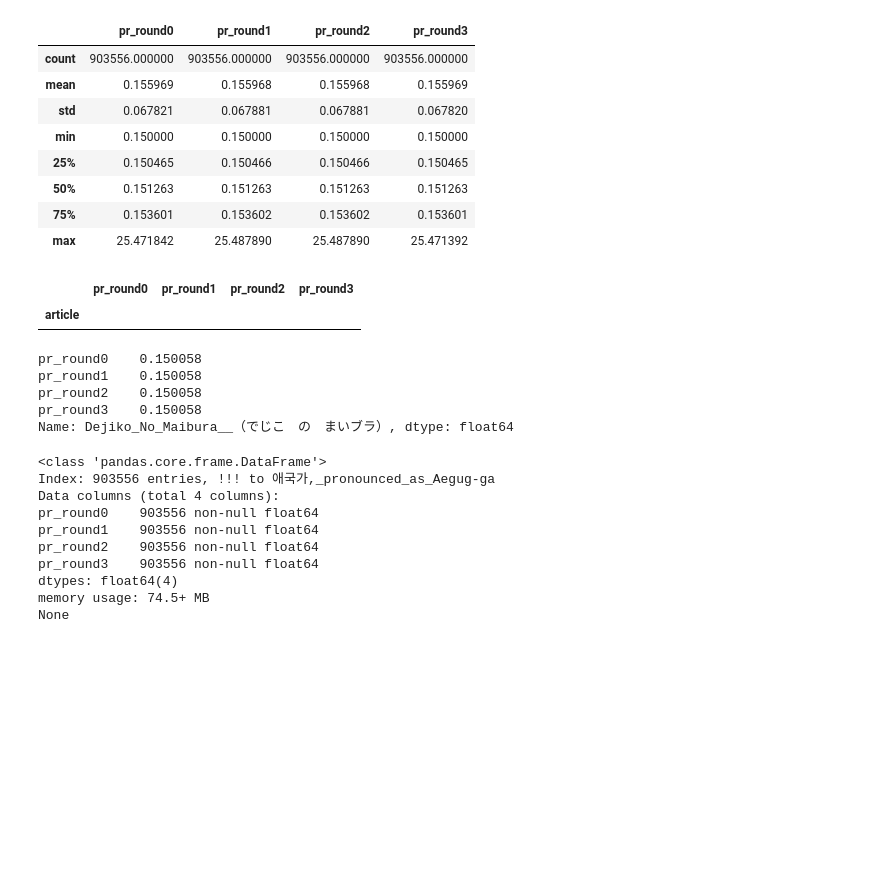
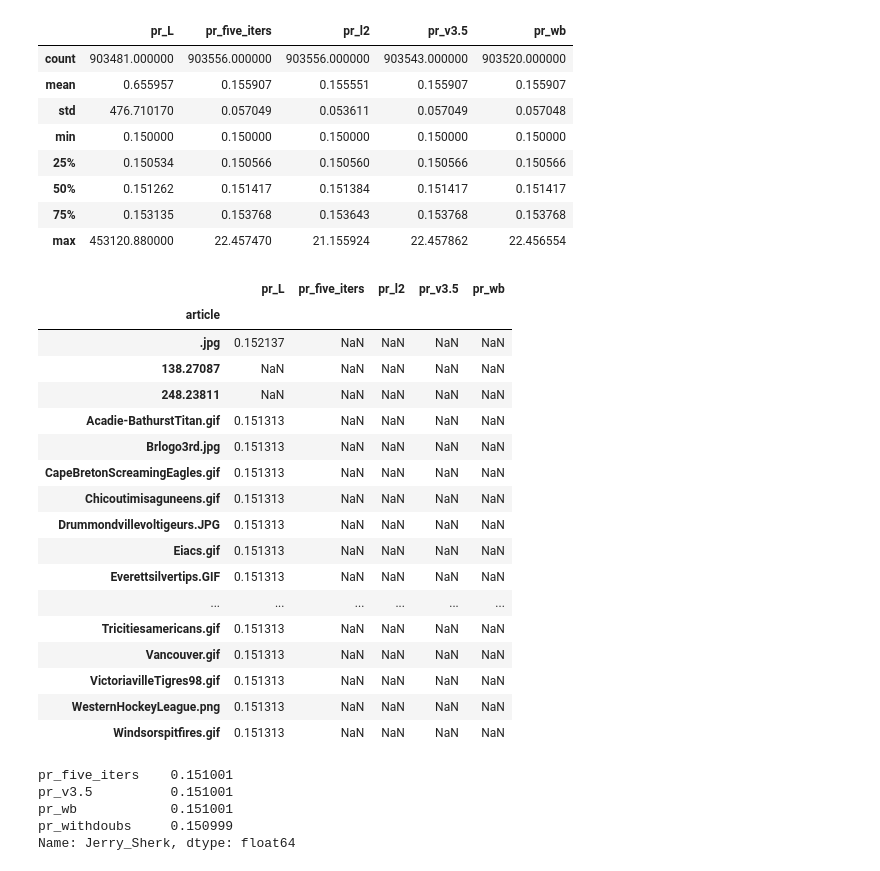
Before and after one commit to fferegrino/MrPageRank, a Jupyter notebook: notebooks/results-validation.ipynb, the cells around one changed output. Cells and saved outputs as stored; diff of their text form; code cells hidden in the pictures; blank space fills up the shorter version.

```diff
--- a/notebooks/results-validation.ipynb
+++ b/notebooks/results-validation.ipynb
@@ -6,9 +6,9 @@ import matplotlib.pyplot as plt
 # %%
 PageRankResults_list = []
 names = []
-for results_file in sorted(g("PageRankResults_round*.txt")):
+for results_file in sorted(g("PageRankResults_*.txt")):
     name = "pr_" + results_file[len("PageRankResults_"):-4]
-    PageRankResults = pd.read_table(results_file, sep=" ",
+    PageRankResults = pd.read_table(results_file, sep=" |\t", engine="python",
                                     quoting=3, na_values='', na_filter=False,
                                     header=None, names=["article", name])
     PageRankResults.set_index("article", inplace=True)
@@ -20,46 +20,45 @@ for df_ in PageRankResults_list[1:]:
 
 PageRankResults.describe()
 # %% [output]
-|  | pr_round0 | pr_round1 | pr_round2 | pr_round3 |
-| count | 903556.000000 | 903556.000000 | 903556.000000 | 903556.000000 |
-| mean | 0.155969 | 0.155968 | 0.155968 | 0.155969 |
-| std | 0.067821 | 0.067881 | 0.067881 | 0.067820 |
-| min | 0.150000 | 0.150000 | 0.150000 | 0.150000 |
-| 25% | 0.150465 | 0.150466 | 0.150466 | 0.150465 |
-| 50% | 0.151263 | 0.151263 | 0.151263 | 0.151263 |
-| 75% | 0.153601 | 0.153602 | 0.153602 | 0.153601 |
-| max | 25.471842 | 25.487890 | 25.487890 | 25.471392 |
+|  | pr_L | pr_five_iters | pr_l2 | pr_v3.5 | pr_wb |
+| count | 903481.000000 | 903556.000000 | 903556.000000 | 903543.000000 | 903520.000000 |
+| mean | 0.655957 | 0.155907 | 0.155551 | 0.155907 | 0.155907 |
+| std | 476.710170 | 0.057049 | 0.053611 | 0.057049 | 0.057048 |
+| min | 0.150000 | 0.150000 | 0.150000 | 0.150000 | 0.150000 |
+| 25% | 0.150534 | 0.150566 | 0.150560 | 0.150566 | 0.150566 |
+| 50% | 0.151262 | 0.151417 | 0.151384 | 0.151417 | 0.151417 |
+| 75% | 0.153135 | 0.153768 | 0.153643 | 0.153768 | 0.153768 |
+| max | 453120.880000 | 22.457470 | 21.155924 | 22.457862 | 22.456554 |
 # %%
-null_values = PageRankResults[PageRankResults["pr_round0"].isnull() |
-                              PageRankResults["pr_round1"].isnull() |
-                              PageRankResults["pr_round2"].isnull() |
-                              PageRankResults["pr_round3"].isnull()]
-null_values.head()
+null_values = PageRankResults[PageRankResults["pr_l2"].isnull()]
+null_values.head(200)
 # %% [output]
-|  | pr_round0 | pr_round1 | pr_round2 | pr_round3 |
-| article |  |  |  |  |
+|  | pr_L | pr_five_iters | pr_l2 | pr_v3.5 | pr_wb |
+| article |  |  |  |  |  |
+| .jpg | 0.152137 | NaN | NaN | NaN | NaN |
+| 138.27087 | NaN | NaN | NaN | NaN | NaN |
+| 248.23811 | NaN | NaN | NaN | NaN | NaN |
+| Acadie-BathurstTitan.gif | 0.151313 | NaN | NaN | NaN | NaN |
+| Brlogo3rd.jpg | 0.151313 | NaN | NaN | NaN | NaN |
+| CapeBretonScreamingEagles.gif | 0.151313 | NaN | NaN | NaN | NaN |
+| Chicoutimisaguneens.gif | 0.151313 | NaN | NaN | NaN | NaN |
+| Drummondvillevoltigeurs.JPG | 0.151313 | NaN | NaN | NaN | NaN |
+| Eiacs.gif | 0.151313 | NaN | NaN | NaN | NaN |
+| Everettsilvertips.GIF | 0.151313 | NaN | NaN | NaN | NaN |
+| ... | ... | ... | ... | ... | ... |
+| Tricitiesamericans.gif | 0.151313 | NaN | NaN | NaN | NaN |
+| Vancouver.gif | 0.151313 | NaN | NaN | NaN | NaN |
+| VictoriavilleTigres98.gif | 0.151313 | NaN | NaN | NaN | NaN |
+| WesternHockeyLeague.png | 0.151313 | NaN | NaN | NaN | NaN |
+| Windsorspitfires.gif | 0.151313 | NaN | NaN | NaN | NaN |
-# %%
-PageRankResults.describe()
-PageRankResults.loc["Dejiko_No_Maibura__（でじこ　の　まいブラ）"]
-# %% [output]
-pr_round0    0.150058
-pr_round1    0.150058
-pr_round2    0.150058
-pr_round3    0.150058
-Name: Dejiko_No_Maibura__（でじこ　の　まいブラ）, dtype: float64
-# %%
-print(PageRankResults.info())
-# %% [output]
-<class 'pandas.core.frame.DataFrame'>
-Index: 903556 entries, !!! to 애국가,_pronounced_as_Aegug-ga
-Data columns (total 4 columns):
-pr_round0    903556 non-null float64
-pr_round1    903556 non-null float64
-pr_round2    903556 non-null float64
-pr_round3    903556 non-null float64
-dtypes: float64(4)
-memory usage: 74.5+ MB
-None
+# %%
+PageRankResults.loc['Jerry_Sherk']
+# %% [output]
+pr_five_iters    0.151001
+pr_v3.5          0.151001
+pr_wb            0.151001
+pr_withdoubs     0.150999
+Name: Jerry_Sherk, dtype: float64
 # %%
 duplicated = PageRankResults[PageRankResults.index.duplicated()]
 len(duplicated)
```
Also changed, not shown: parts of 3 cells of this notebook, 1 other file.
